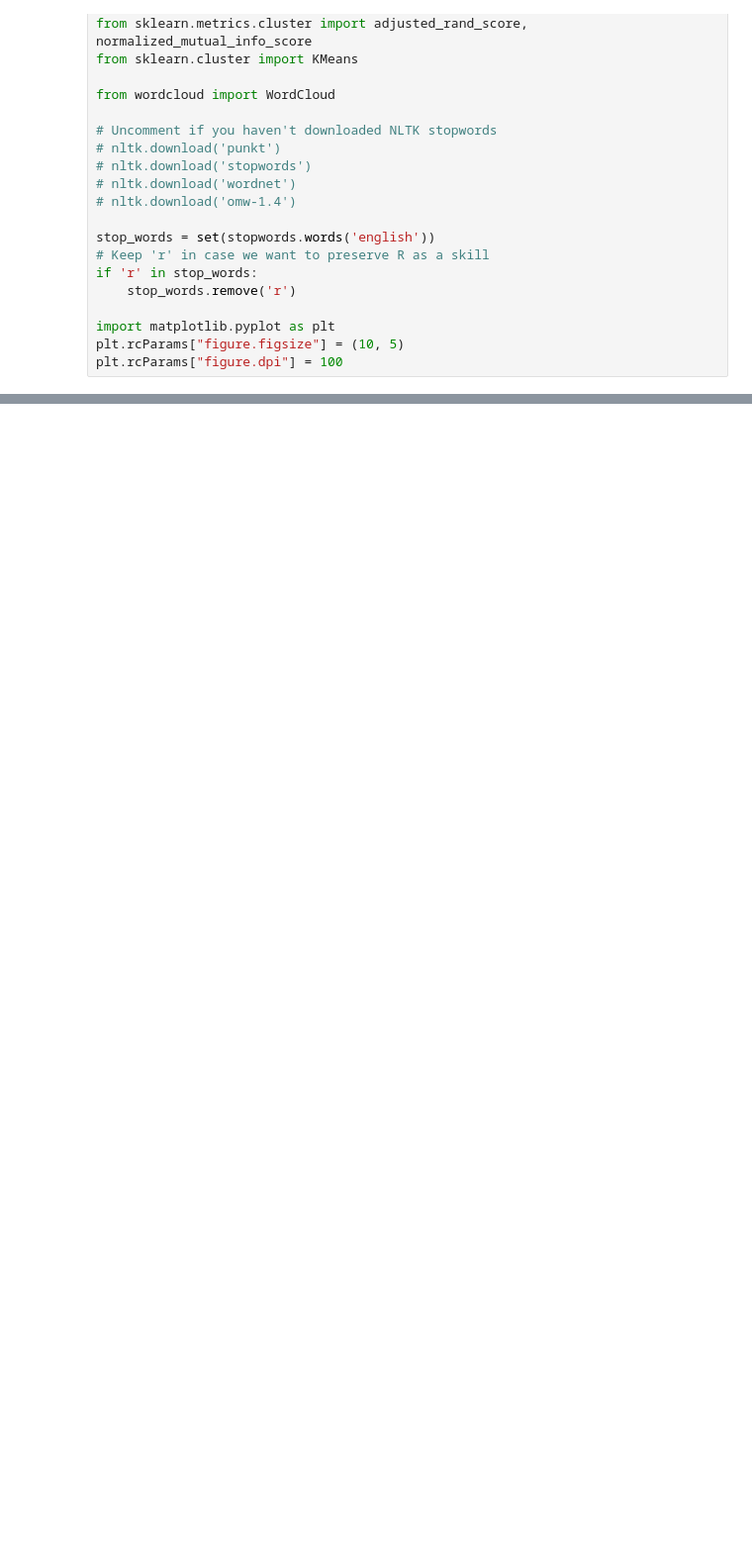
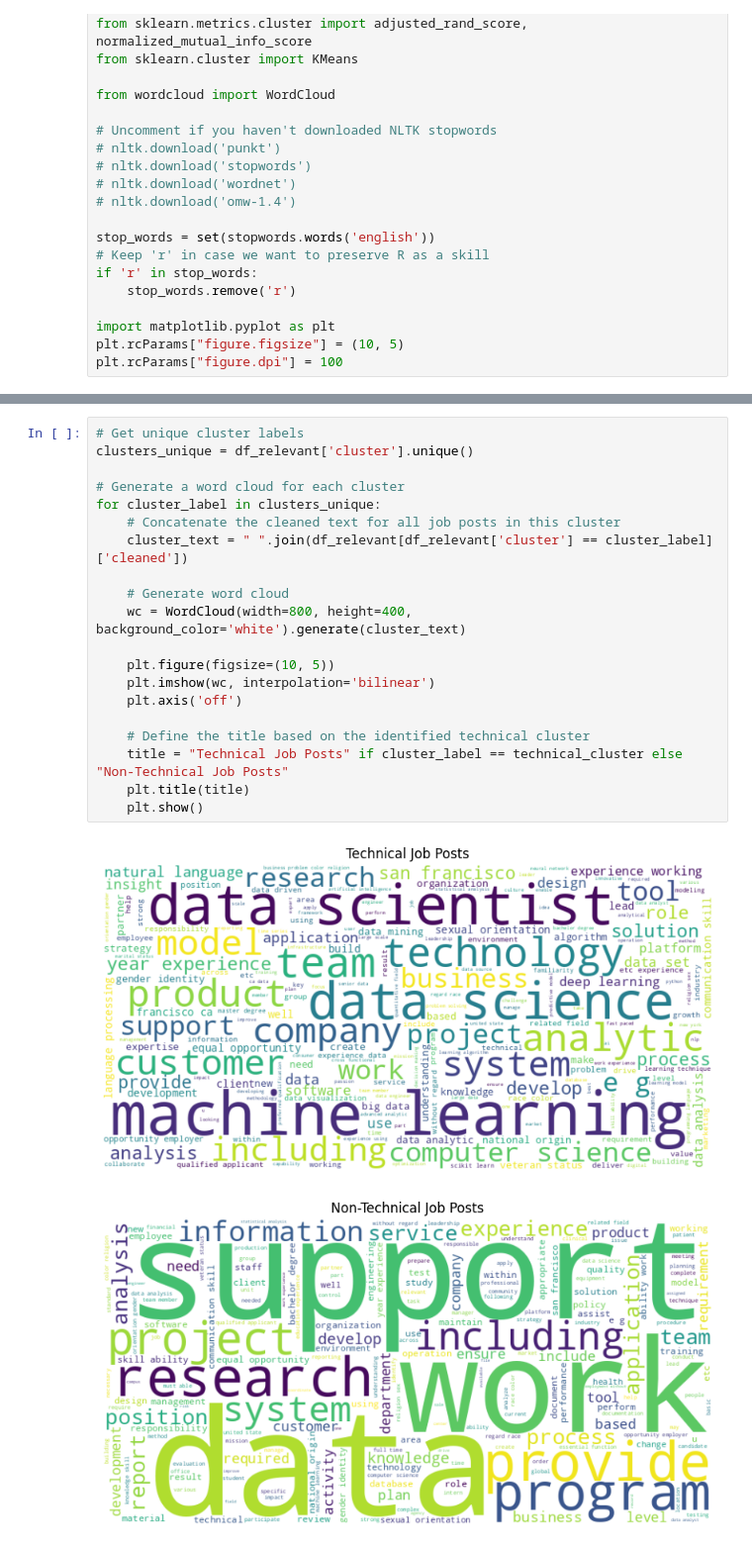
Before and after one commit to yuchild/magnimind_projects, a Jupyter notebook: resume_nlp2.ipynb, the cells around one changed output, grey strips where cells are left out. Shown: that part at 99% size. Cells and saved outputs as stored; diff of their text form; blank space fills up the shorter version.

```diff
--- a/resume_nlp2.ipynb
+++ b/resume_nlp2.ipynb
@@ -426,0 +242,23 @@ This notebook demonstrates an end-to-end pipeline to **parse job postings**, **e
+# %%
+# Get unique cluster labels
+clusters_unique = df_relevant['cluster'].unique()
+
+# Generate a word cloud for each cluster
+for cluster_label in clusters_unique:
+    # Concatenate the cleaned text for all job posts in this cluster
+    cluster_text = " ".join(df_relevant[df_relevant['cluster'] == cluster_label]['cleaned'])
+
+    # Generate word cloud
+    wc = WordCloud(width=800, height=400, background_color='white').generate(cluster_text)
+
+    plt.figure(figsize=(10, 5))
+    plt.imshow(wc, interpolation='bilinear')
+    plt.axis('off')
+
+    # Define the title based on the identified technical cluster
+    title = "Technical Job Posts" if cluster_label == technical_cluster else "Non-Technical Job Posts"
+    plt.title(title)
+    plt.show()
+# %% [output]
+[figure, added]
+[figure, added]
```
Also changed, not shown: parts of 33 cells of this notebook.
